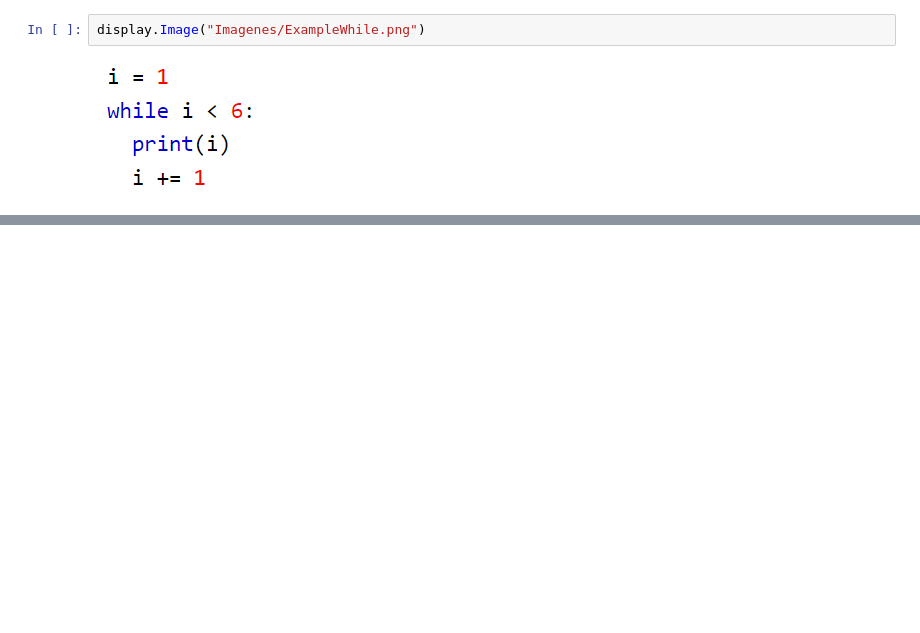
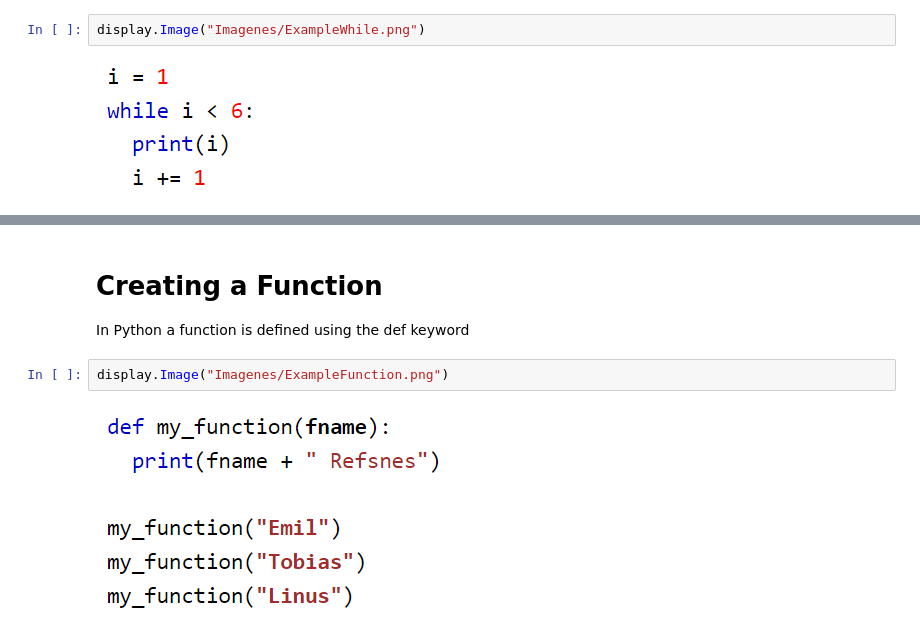
Before and after one commit to anaestg/PCD, a Jupyter notebook: Notas_Python.ipynb, the cells around one changed output, grey strips where cells are left out. Saved outputs shown, nothing was run; the diff lists cells and outputs as text; blank space fills up the shorter version.

```diff
--- a/Notas_Python.ipynb
+++ b/Notas_Python.ipynb
@@ -39,0 +54,7 @@ display.Image("Imagenes/ExampleWhile.png")
+# %% [markdown]
+# Creating a Function
+In Python a function is defined using the def keyword
+# %%
+display.Image("Imagenes/ExampleFunction.png")
+# %% [output]
+[figure, added]
```
Also changed, not shown: parts of 4 cells of this notebook.
